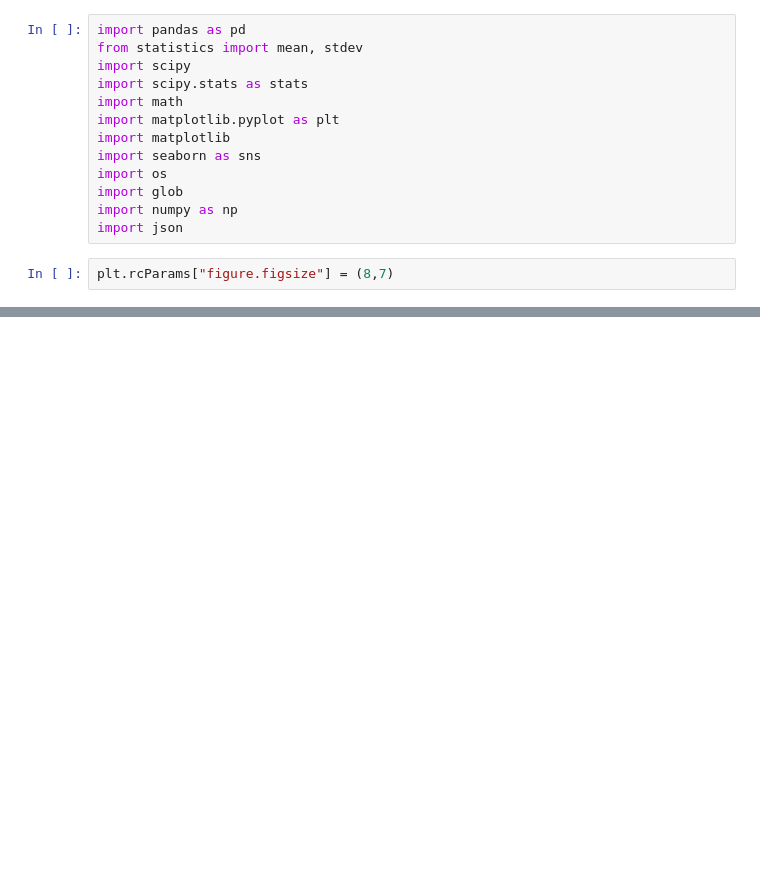
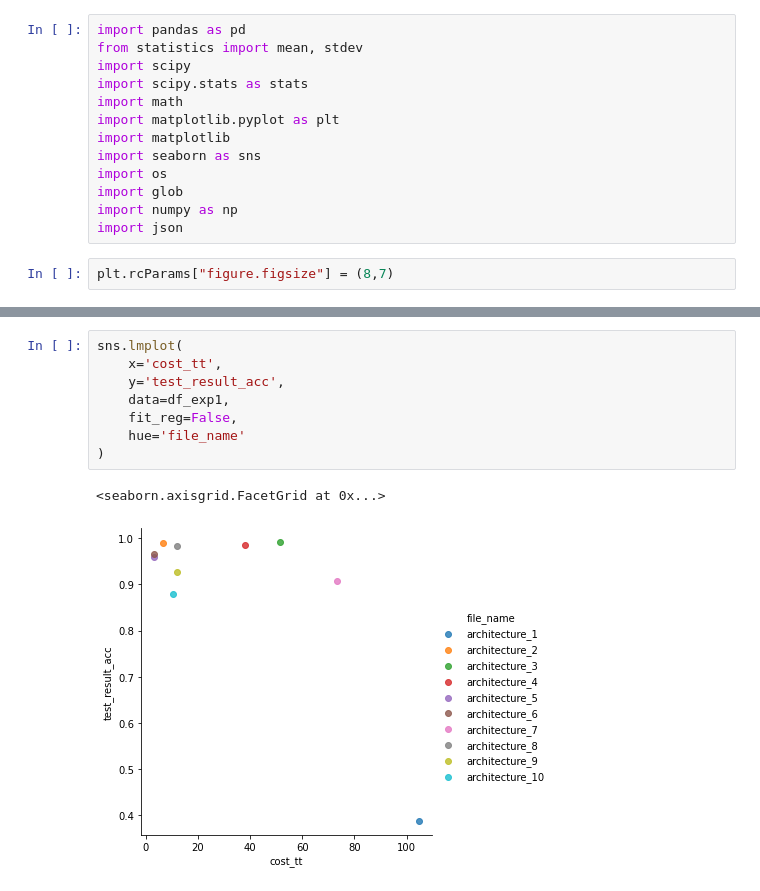
Before and after one commit to antgratia/CNNGenProject, a Jupyter notebook: stateMachineLanguage.generator/output/zenScore_Analysis.ipynb, the cells around one changed output, grey strips where cells are left out. Cells and saved outputs as stored; diff of their text form; blank space fills up the shorter version.

```diff
--- a/stateMachineLanguage.generator/output/zenScore_Analysis.ipynb
+++ b/stateMachineLanguage.generator/output/zenScore_Analysis.ipynb
@@ -15,0 +110,11 @@ plt.rcParams["figure.figsize"] = (8,7)
+# %%
+sns.lmplot(
+    x='cost_tt',
+    y='test_result_acc',
+    data=df_exp1,
+    fit_reg=False,
+    hue='file_name'
+)
+# %% [output]
+<seaborn.axisgrid.FacetGrid at 0x...>
+[figure, added]
```
Also changed, not shown: parts of 20 cells of this notebook, 26 other files.
